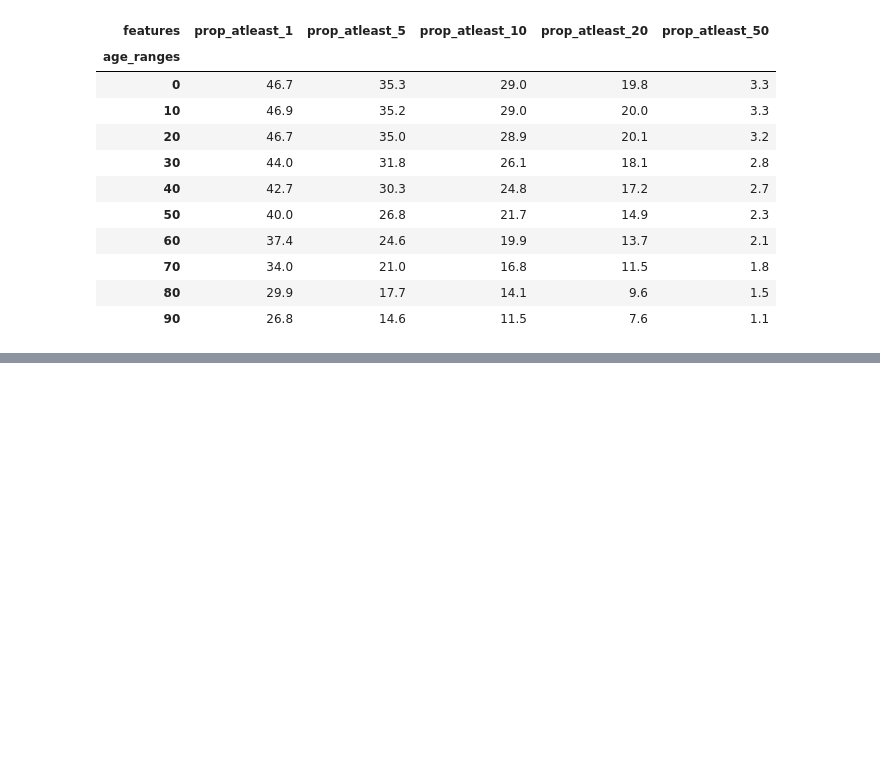
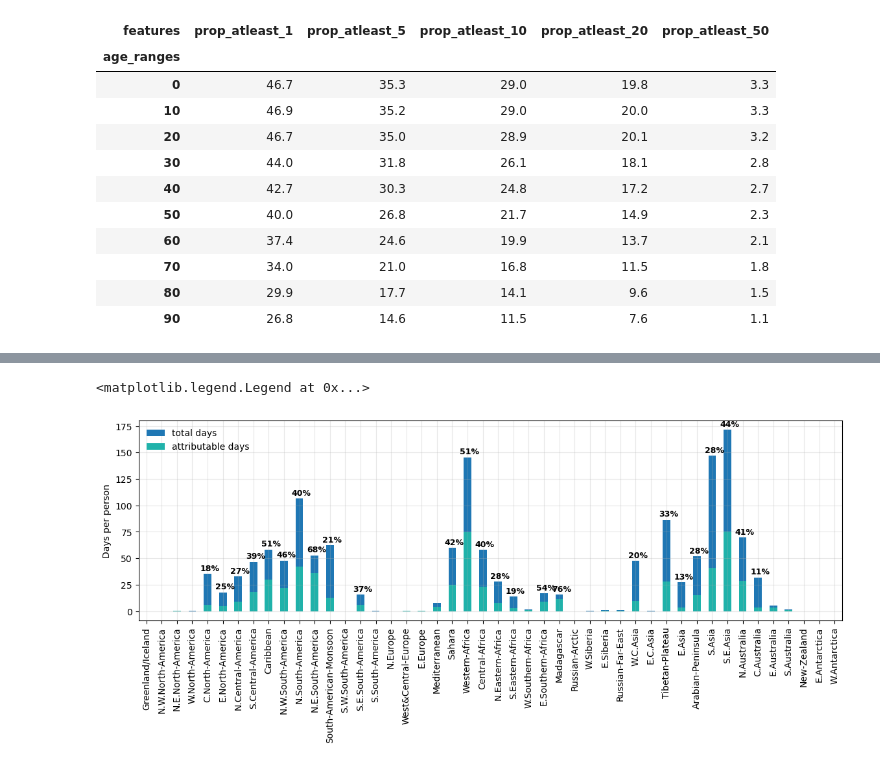
Before and after one commit to rosapietroiusti/attr-hs, a Jupyter notebook: main/attr-hw-fig2-SI.ipynb, the cells around one changed output, grey strips where cells are left out. Saved outputs shown, nothing was run; the diff lists cells and outputs as text; code cells hidden in the pictures; blank space fills up the shorter version.

```diff
--- a/main/attr-hw-fig2-SI.ipynb
+++ b/main/attr-hw-fig2-SI.ipynb
@@ -1597,0 +1589,11 @@ da_n_people_ndays_obs_30.mean(dim='model').to_pandas().applymap(format_large_num
+# %%
+# reanalysis
+
+
+# people x days
+
+people_x_nAHD_obs = (da_nAHD_obs * gs_population_global).squeeze()
+people_x_nAHD_obs
+
+people_x_totaldays_obs = (da_p1_obs * gs_population_global).squeeze()
+people_x_totaldays_obs
@@ -1597,0 +1854,21 @@ da_n_people_ndays_obs_30.mean(dim='model').to_pandas().applymap(format_large_num
+# %%
+fig,ax=plt.subplots(figsize=(14,4))
+
+totdays_per_person.median('dataset').squeeze().to_pandas().T.plot(kind="bar", ax=ax, label='total days')
+nAHD_per_person.median('dataset').squeeze().to_pandas().T.plot(kind="bar", ax=ax, color='lightseagreen', label='attributable days')
+
+
+# annotate
+for i in range(46):
+    tot = totdays_per_person.median('dataset').squeeze().to_pandas().T.iloc[i]
+    percent = (nAHD_per_person.median('dataset').squeeze().to_pandas().T / totdays_per_person.median('dataset').squeeze().to_pandas().T).round(2).iloc[i] * 100
+    if tot > 10 :
+        ax.annotate(f'{int(percent)}%', (i-.5, tot+3), fontweight='bold',  c='k', fontsize=9 )
+
+plt.ylabel('Days per person')
+plt.xlabel('')
+plt.grid(alpha=.3)
+plt.legend(frameon=False)
+# %% [output]
+<matplotlib.legend.Legend at 0x...>
+[figure, added]
```
Also changed, not shown: parts of 27 cells of this notebook, 13 other files.
